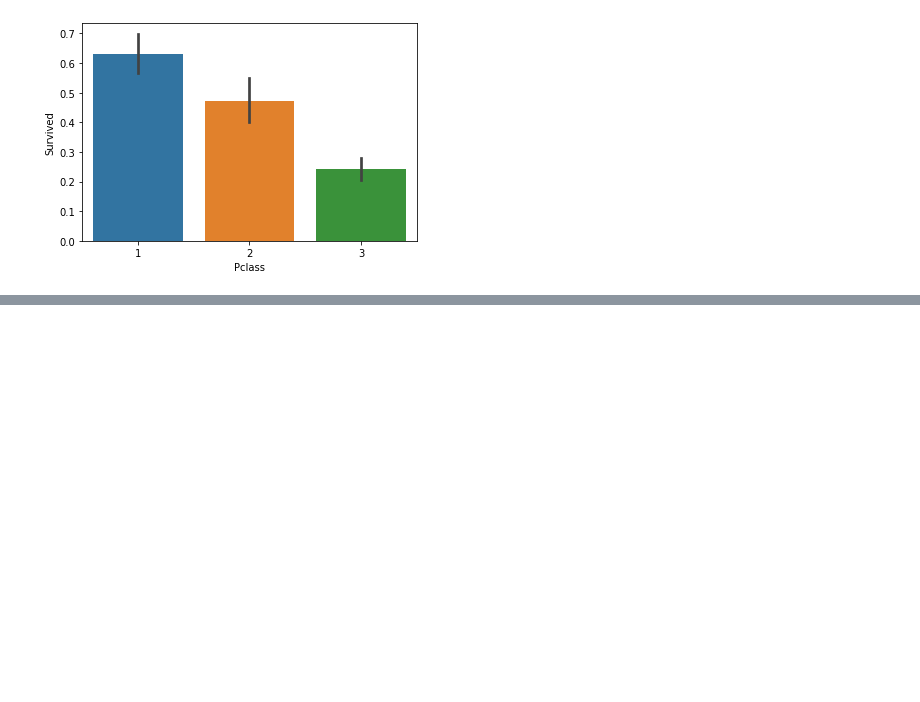
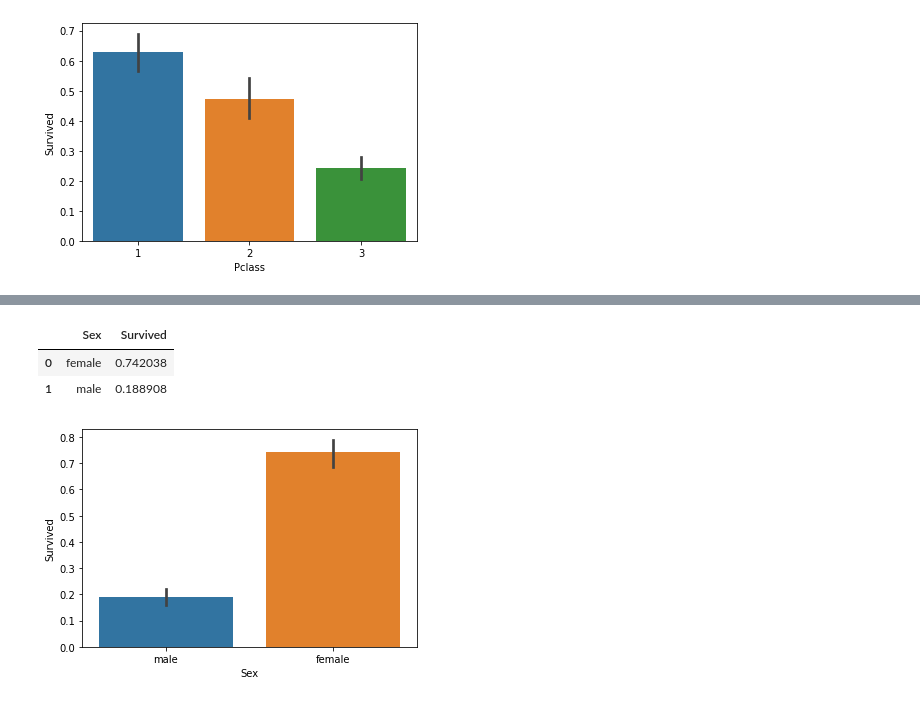
Before and after one commit to jerriljacob369/Introduction-to-Python, a Jupyter notebook: Untitled8.ipynb, the cells around one changed output, grey strips where cells are left out. Drawn from its saved outputs; the diff is of its cells as text; code cells hidden in the pictures; blank space fills up the shorter version.

```diff
--- a/Untitled8.ipynb
+++ b/Untitled8.ipynb
@@ -112,0 +124,8 @@ dataset.groupby('Pclass',as_index=False).Survived.mean()
+# %%
+sns.barplot(x='Sex',y='Survived',data=dataset)
+dataset.groupby('Sex',as_index=False).Survived.mean()
+# %% [output]
+|  | Sex | Survived |
+| 0 | female | 0.742038 |
+| 1 | male | 0.188908 |
+[figure, added]
```
Also changed, not shown: parts of 13 cells of this notebook.
